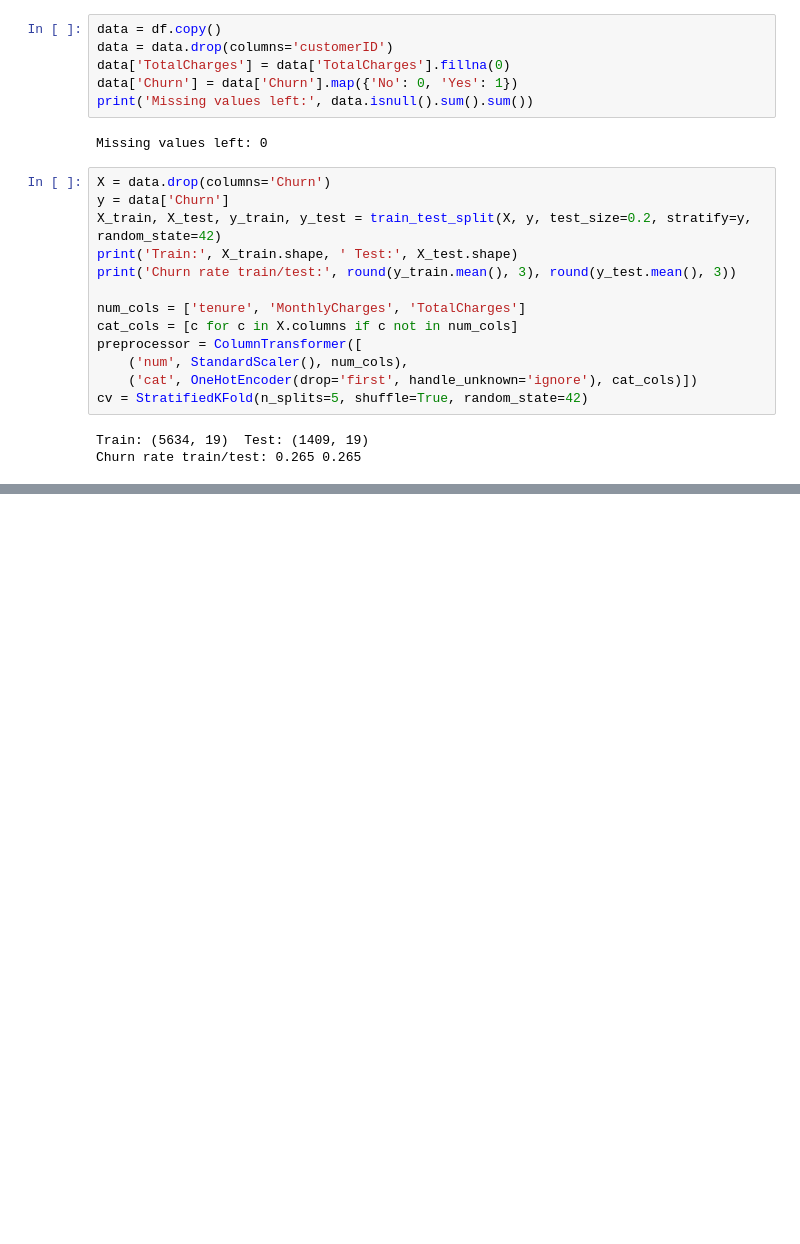
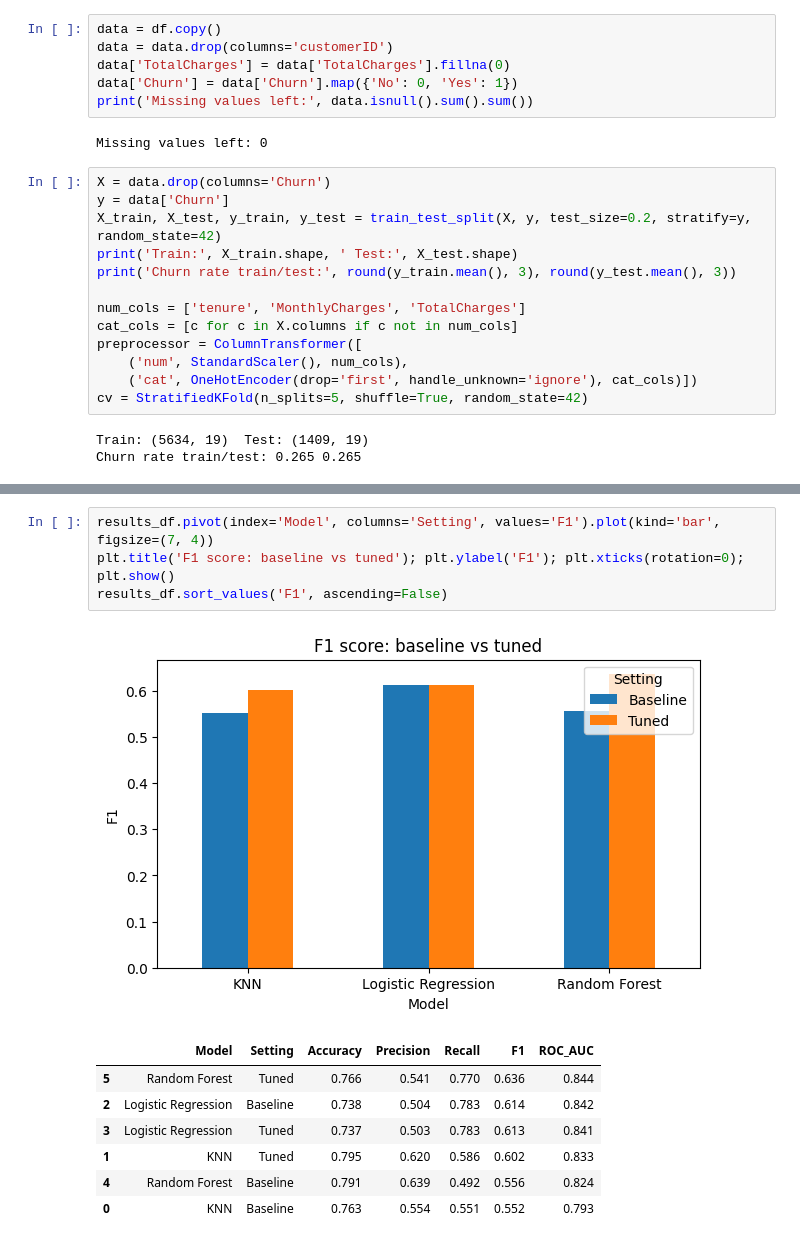
Before and after one commit to sanithi20250795-iit/telco-churn-cw, a Jupyter notebook: churn_prediction.ipynb, the cells around one changed output, grey strips where cells are left out. Drawn from its saved outputs; the diff is of its cells as text; blank space fills up the shorter version.

```diff
--- a/churn_prediction.ipynb
+++ b/churn_prediction.ipynb
@@ -191,0 +276,13 @@ Churn rate train/test: 0.265 0.265
+# %%
+results_df.pivot(index='Model', columns='Setting', values='F1').plot(kind='bar', figsize=(7, 4))
+plt.title('F1 score: baseline vs tuned'); plt.ylabel('F1'); plt.xticks(rotation=0); plt.show()
+results_df.sort_values('F1', ascending=False)
+# %% [output]
+[figure, added]
+|  | Model | Setting | Accuracy | Precision | Recall | F1 | ROC_AUC |
+| 5 | Random Forest | Tuned | 0.766 | 0.541 | 0.770 | 0.636 | 0.844 |
+| 2 | Logistic Regression | Baseline | 0.738 | 0.504 | 0.783 | 0.614 | 0.842 |
+| 3 | Logistic Regression | Tuned | 0.737 | 0.503 | 0.783 | 0.613 | 0.841 |
+| 1 | KNN | Tuned | 0.795 | 0.620 | 0.586 | 0.602 | 0.833 |
+| 4 | Random Forest | Baseline | 0.791 | 0.639 | 0.492 | 0.556 | 0.824 |
+| 0 | KNN | Baseline | 0.763 | 0.554 | 0.551 | 0.552 | 0.793 |
```
Also changed, not shown: parts of 7 cells of this notebook.
